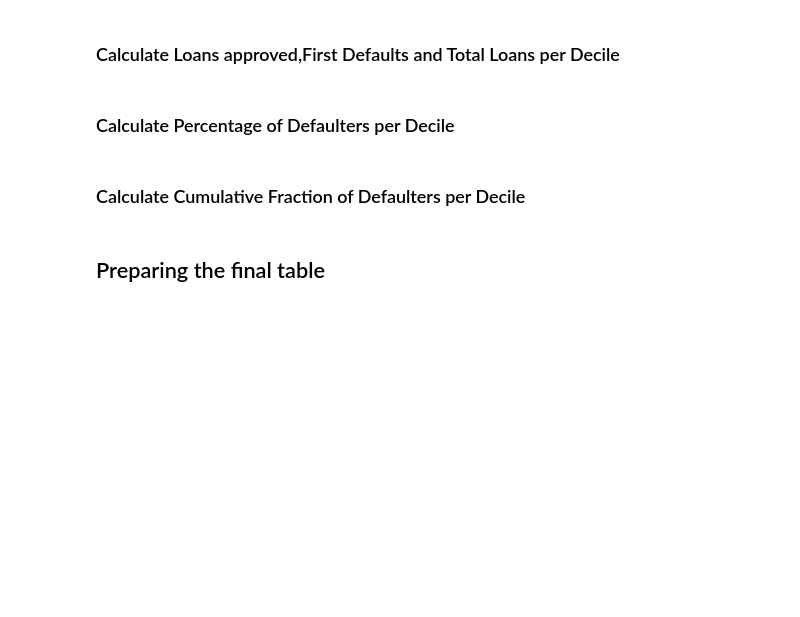
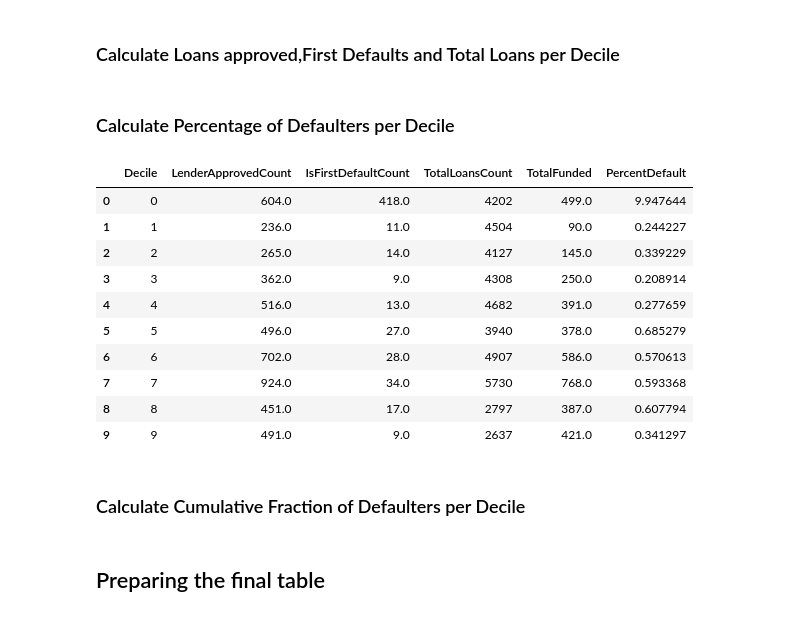
Before and after one commit to Predicon/exploration-notebooks, a Jupyter notebook: Exploration for Bank loans.ipynb, the cells around one changed output. Saved outputs shown, nothing was run; the diff lists cells and outputs as text; code cells hidden in the pictures; blank space fills up the shorter version.

```diff
--- a/Exploration for Bank loans.ipynb
+++ b/Exploration for Bank loans.ipynb
@@ -55,0 +90,2 @@ dblender_approved_df.shape
+# %%
+fundedloansdf = query.iloans(query_funded_loans)
@@ -57,6 +103,7 @@ dblender_approved_df.shape
 ### Bin Data by Deciles and Remap LenderApproved to 0's/1's
 # %%
 view2_df = pd.merge(view_df, dblender_approved_df, how ='left', on ='LoanId')
+view2_df = pd.merge(view2_df, fundedloansdf, how ='left', on ='LoanId')
 view2_df["IsFirstDefault"]*=1
 view2_df['Decile_rank'] = pd.qcut(view2_df['score'], 10,labels = False)
 view2_df['ApprovedLoanAmount'] = view2_df['ApprovedLoanAmount'].fillna(0)
@@ -77,8 +154,10 @@ dropnaview2 = view2_df.dropna()
 sums1 = []
 sums = []
 counts = []
+fundedcounts = []
 for x in range(0,10):
     sums.append(view2_df[view2_df["Decile_rank"]==x].sum()["LenderApproved"])
     counts.append(view2_df[view2_df["Decile_rank"]==x].count()["LenderApproved"])
     sums1.append(dropnaview2[dropnaview2["Decile_rank"]==x].sum()["IsFirstDefault"])
+    fundedcounts.append(dropnaview2[dropnaview2["Decile_rank"]==x].sum()["IsFunded"])
 # %%
@@ -91,6 +170,20 @@ for x in range(0,10):
     avg.append((deciledf['IsFirstDefaultCount'][x]/deciledf['TotalLoansCount'][x])*100)
 # %%
 deciledf["PercentDefault"]=avg
+# %%
+deciledf
+# %% [output]
+|  | Decile | LenderApprovedCount | IsFirstDefaultCount | TotalLoansCount | TotalFunded | PercentDefault |
+| 0 | 0 | 604.0 | 418.0 | 4202 | 499.0 | 9.947644 |
+| 1 | 1 | 236.0 | 11.0 | 4504 | 90.0 | 0.244227 |
+| 2 | 2 | 265.0 | 14.0 | 4127 | 145.0 | 0.339229 |
+| 3 | 3 | 362.0 | 9.0 | 4308 | 250.0 | 0.208914 |
+| 4 | 4 | 516.0 | 13.0 | 4682 | 391.0 | 0.277659 |
+| 5 | 5 | 496.0 | 27.0 | 3940 | 378.0 | 0.685279 |
+| 6 | 6 | 702.0 | 28.0 | 4907 | 586.0 | 0.570613 |
+| 7 | 7 | 924.0 | 34.0 | 5730 | 768.0 | 0.593368 |
+| 8 | 8 | 451.0 | 17.0 | 2797 | 387.0 | 0.607794 |
+| 9 | 9 | 491.0 | 9.0 | 2637 | 421.0 | 0.341297 |
 # %% [markdown]
 ### Calculate Cumulative Fraction of Defaulters per Decile
 # %%
```
Also changed, not shown: parts of 22 cells of this notebook.
